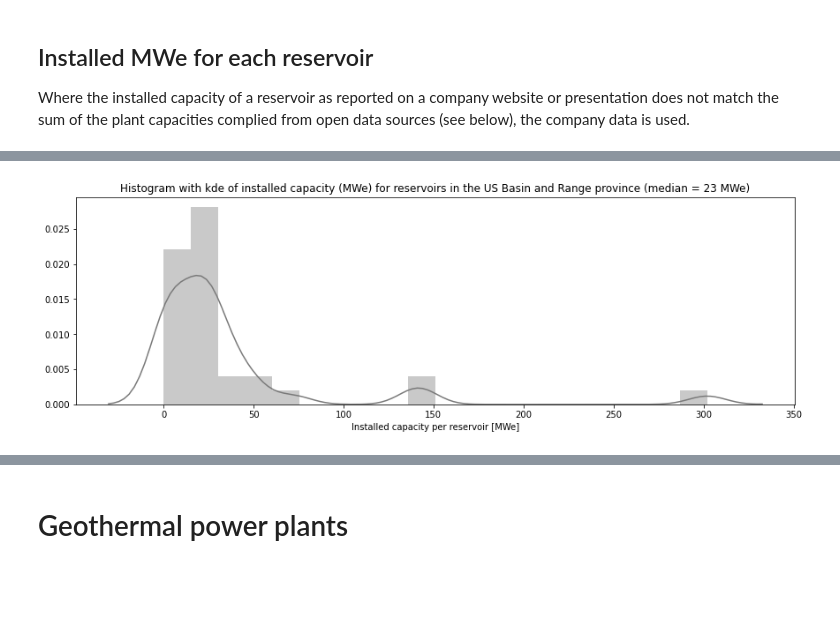
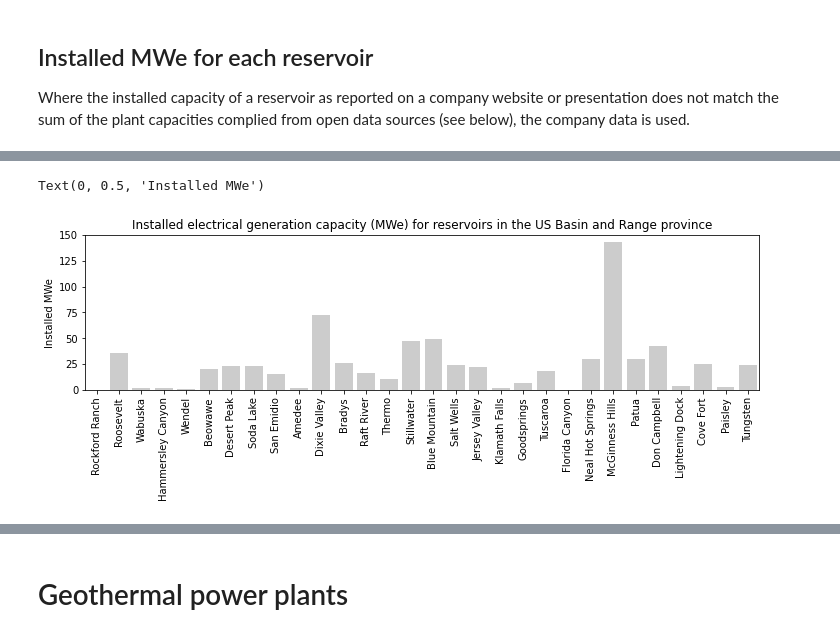
Before and after one commit to ICWallis/geothermal-cookbook, a Jupyter notebook: development-US-Basin-and-Range.ipynb, the cells around one changed output, grey strips where cells are left out. Saved outputs shown, nothing was run; the diff lists cells and outputs as text; code cells hidden in the pictures; blank space fills up the shorter version.

Commit message:
Addional plots and refinement made during discussion

```diff
--- a/development-US-Basin-and-Range.ipynb
+++ b/development-US-Basin-and-Range.ipynb
@@ -38,0 +20,5 @@ reserviors
+# %%
+#reserviors = pd.read_csv(r'development-byreservoir.csv')
+reserviors = pd.read_csv(r'development-byreservoir-trimmed.csv')
+# may need to re-include Steamboat in trimmed?
+reserviors
@@ -78,19 +118,26 @@ plt.show()
 # %%
 plt.figure(
-    figsize=(12,4),
+    figsize=(10,4),
     constrained_layout=True,
 )
 
-sns.distplot(
-    reserviors.Installed_MWe,
-    bins = 20,
-    color = '#7a7a7a',
+sortedbymw = reserviors.sort_values(
+    by = 'FirstGen',
+    ascending=True
 )
 
-plt.title('Histogram with kde of installed capacity (MWe) for reservoirs in the US Basin and Range province (median = 23 MWe)')
+sns.barplot(
+    x = 'Reservior',
+    y = 'Installed_MWe',
+    data = sortedbymw,
+    color = '#cccccc'
+)
 
-plt.xlabel('Installed capacity per reservoir [MWe]')
+plt.title('Installed electrical generation capacity (MWe) for reservoirs in the US Basin and Range province')
 
-plt.show()
+plt.xticks(rotation=90)
+plt.xlabel('')
+plt.ylabel('Installed MWe')
 # %% [output]
+Text(0, 0.5, 'Installed MWe')
-[figure, old version]
+[figure, new version]
```
Also changed, not shown: parts of 13 cells of this notebook.
